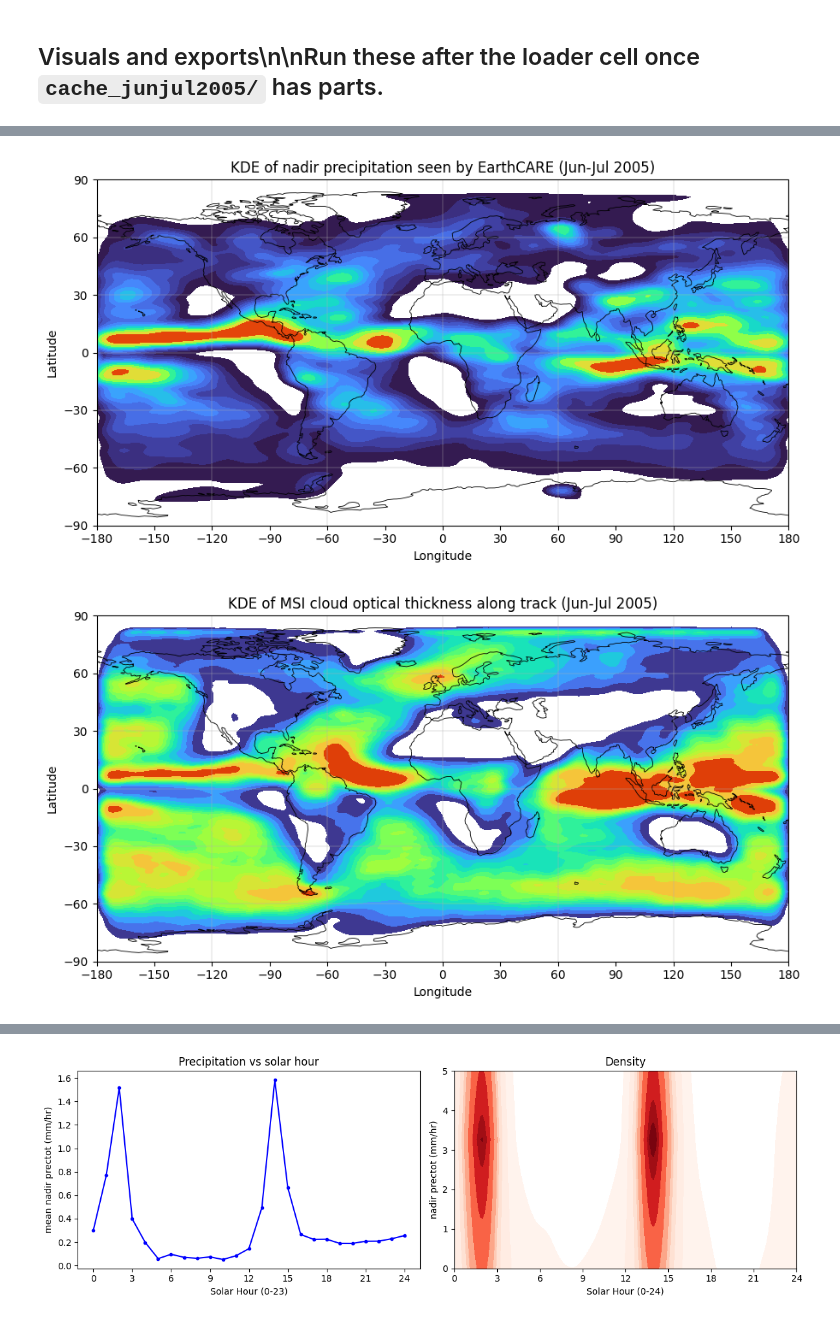
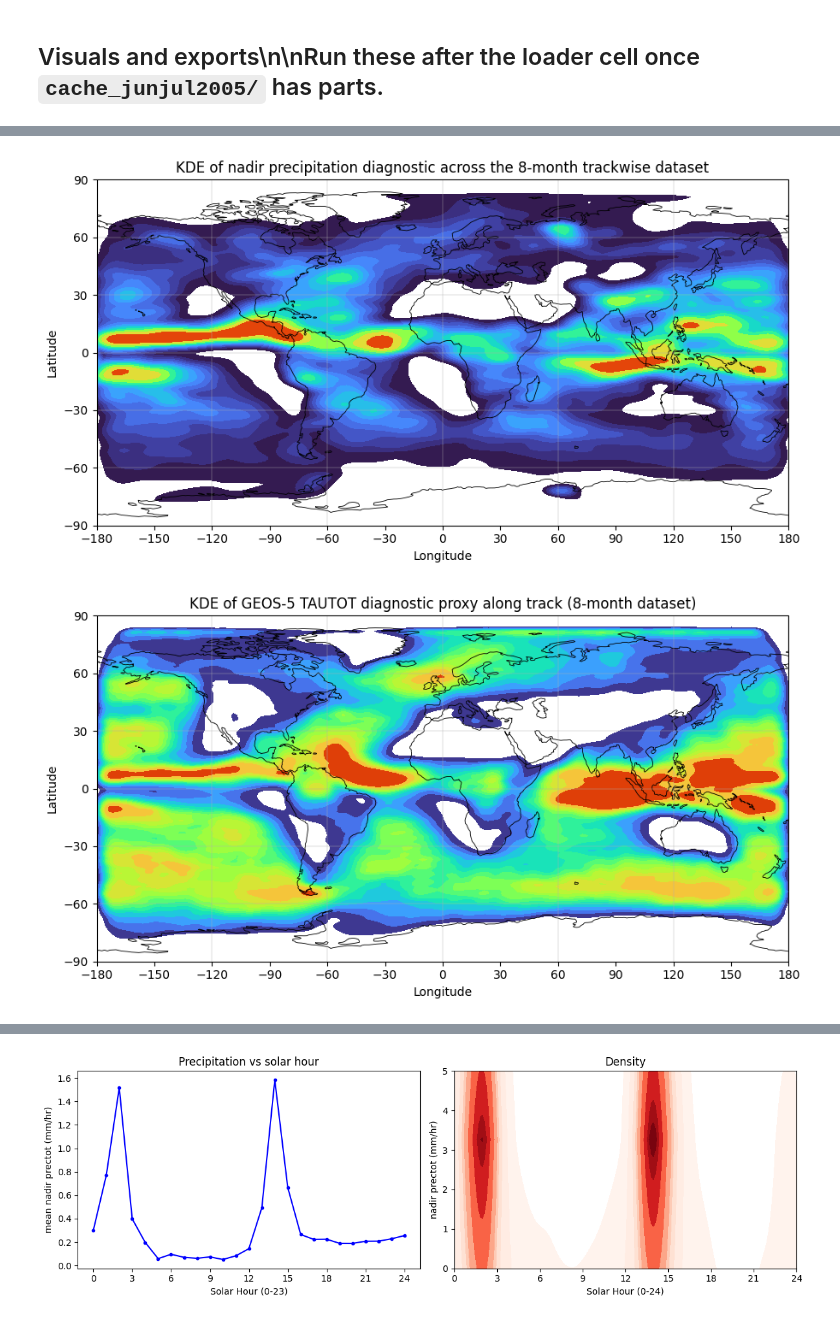
Before and after one commit to darthvader58/Code-Lab_RL_PriorityObs, a Jupyter notebook: geos5data_0.0625deg_30mn_trackwise.ipynb, the cells around one changed output, grey strips where cells are left out. Cells and saved outputs as stored; diff of their text form; code cells hidden in the pictures.

Commit message:
synchronize trackwise analysis notebook

```diff
--- a/geos5data_0.0625deg_30mn_trackwise.ipynb
+++ b/geos5data_0.0625deg_30mn_trackwise.ipynb
@@ -576,19 +562,23 @@ logistic on 11 MSI features -> nadir prectot >= 1 mm/hr
 # %%
+# ---- valid-target distributions and class balance ----------------------
 fig, ax = plt.subplots(1, 2, figsize=(11, 4))
 MM = 3600.0
-ax[0].hist(np.log10(rows.prectot_swath.clip(lower=1e-9) * MM), bins=60,
-           alpha=.6, label="swath")
-ax[0].hist(np.log10(rows.prectot_nadir.clip(lower=1e-9) * MM), bins=60,
-           alpha=.6, label="nadir")
+sw = rows.loc[rows.prectot_swath_valid, "prectot_swath"].clip(lower=1e-9)
+na = rows.loc[rows.prectot_nadir_valid, "prectot_nadir"].clip(lower=1e-9)
+ax[0].hist(np.log10(sw * MM), bins=60, alpha=.6, label="swath")
+ax[0].hist(np.log10(na * MM), bins=60, alpha=.6, label="nadir")
 ax[0].axvline(0, color="k", ls="--", lw=1)
-ax[0].set_xlabel("log10 peak prectot (mm/hr)"); ax[0].set_ylabel("decisions")
-ax[0].set_title("Label distribution: swath vs nadir"); ax[0].legend()
+ax[0].set_xlabel("log10 peak prectot (mm/hr)"); ax[0].set_ylabel("valid decisions")
+ax[0].set_title("Valid target distribution: swath vs nadir"); ax[0].legend()
 
 th = np.array([0.01, 0.05, 0.1, 0.5, 1, 2, 5, 10])
 for c, lb in [("prectot_swath", "swath"), ("prectot_nadir", "nadir")]:
-    ax[1].plot(th, [100 * (rows[c] > t / MM).mean() for t in th], marker="o", label=lb)
+    valid = rows[c + "_valid"]
+    ax[1].plot(th, [100 * (rows.loc[valid, c] > t / MM).mean() for t in th],
+                marker="o", label=lb)
 ax[1].axhline(50, color="k", ls="--", lw=1)
 ax[1].set_xscale("log"); ax[1].set_xlabel("threshold (mm/hr)")
-ax[1].set_ylabel("% positive"); ax[1].set_title("Class balance vs threshold"); ax[1].legend()
+ax[1].set_ylabel("% positive among valid targets")
+ax[1].set_title("Valid-target class balance vs threshold"); ax[1].legend()
 plt.tight_layout(); plt.show()
 # %% [output]
@@ -597,21 +587,22 @@ plt.tight_layout(); plt.show()
 ## Visuals and exports\n\nRun these after the loader cell once `cache_junjul2005/` has parts.
 # %%
 # ---- cartopy visuals (ports of the original notebook's figures) ----
-%pip install seaborn cartopy
+# Dependencies are already installed; no package download is needed.
 import seaborn as sns
 import cartopy.crs as ccrs
 import matplotlib.colors as mcolors
 
 MM = 3600.0
-THR = rows.prectot_nadir.quantile(0.50)      # balanced label for THIS window
+THR = rows.loc[rows.prectot_nadir_valid, "prectot_nadir"].quantile(0.50)      # balanced valid-target label
 print(f"balanced threshold: {THR*MM:.3f} mm/hr "
       f"({100*(rows.prectot_nadir>THR).mean():.1f}% positive)")
-rows["fire"] = (rows.prectot_nadir > THR).astype(int)
+rows["fire"] = np.nan
+rows.loc[rows.prectot_nadir_valid, "fire"] = (rows.loc[rows.prectot_nadir_valid, "prectot_nadir"] > THR).astype(int)
 
 # --- 1-2. KDE maps: precipitation, then cloud cover (originals 17-19) ---
 for col, w, title in [
-    ("prectot_nadir", None, "KDE of nadir precipitation seen by EarthCARE (Jun-Jul 2005)"),
-    ("tautot_mean",   None, "KDE of MSI cloud optical thickness along track (Jun-Jul 2005)"),
+    ("prectot_nadir", None, "KDE of nadir precipitation diagnostic across the 8-month trackwise dataset"),
+    ("tautot_mean",   None, "KDE of GEOS-5 TAUTOT diagnostic proxy along track (8-month dataset)"),
 ]:
     d = rows[np.isfinite(rows[col]) & (rows[col] > 0)]
     fig, ax = plt.subplots(figsize=(11, 5), subplot_kw={"projection": ccrs.PlateCarree()})
@@ -696,6 +671,6 @@ Note: you may need to restart the kernel to use updated packages.
 balanced threshold: 0.092 mm/hr (50.0% positive)
-[figure, old version]
+[figure, new version]
-[figure, old version]
+[figure, new version]
 [figure]
 [figure]
 |  | decisions | CPR-on % | mean mm/hr |
```
Also changed, not shown: parts of 14 cells of this notebook.
